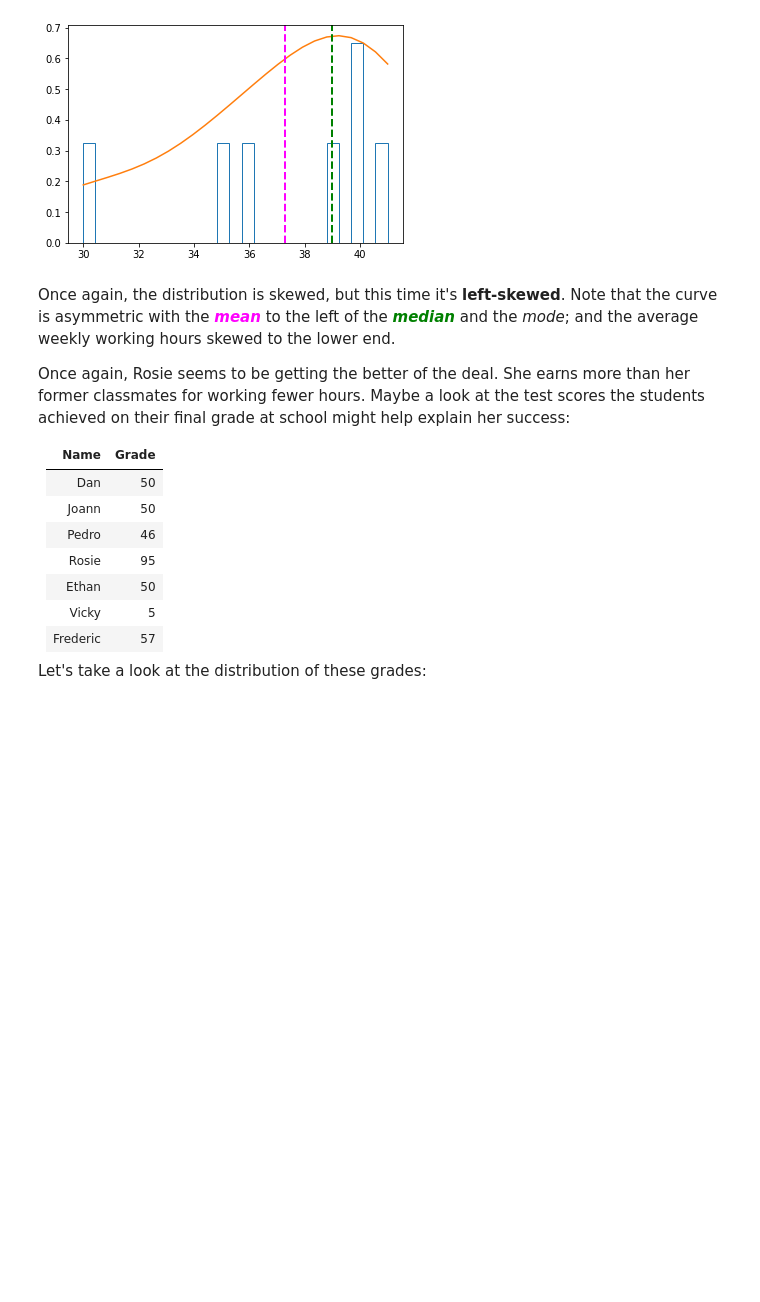
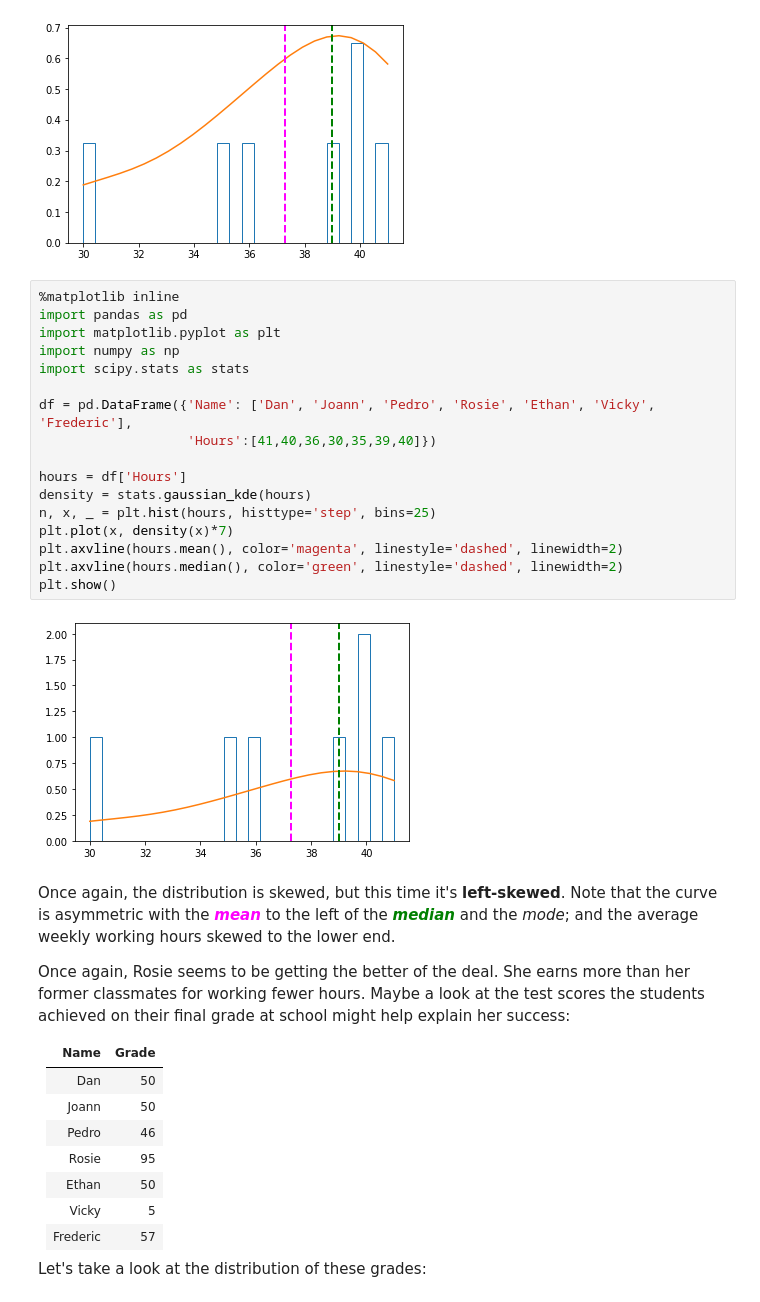
Before and after one commit to anshuldante/ai-ds-ml-practical, a Jupyter notebook: essential-math-for-machine-learning-python-edition/Exercise Files/Module04/04-02-Statistics Fundamentals.ipynb, the cells around one changed output. Drawn from its saved outputs; the diff is of its cells as text; blank space fills up the shorter version.

```diff
--- a/essential-math-for-machine-learning-python-edition/Exercise Files/Module04/04-02-Statistics Fundamentals.ipynb
+++ b/essential-math-for-machine-learning-python-edition/Exercise Files/Module04/04-02-Statistics Fundamentals.ipynb
@@ -272,6 +272,25 @@ plt.show()
 The 'normed' kwarg was deprecated in Matplotlib 2.1 and will be removed in 3.1. Use 'density' instead.
   if sys.path[0] == '':
 [figure]
+# %%
+%matplotlib inline
+import pandas as pd
+import matplotlib.pyplot as plt
+import numpy as np
+import scipy.stats as stats
+
+df = pd.DataFrame({'Name': ['Dan', 'Joann', 'Pedro', 'Rosie', 'Ethan', 'Vicky', 'Frederic'],
+                   'Hours':[41,40,36,30,35,39,40]})
+
+hours = df['Hours']
+density = stats.gaussian_kde(hours)
+n, x, _ = plt.hist(hours, histtype='step', bins=25)
+plt.plot(x, density(x)*7)
+plt.axvline(hours.mean(), color='magenta', linestyle='dashed', linewidth=2)
+plt.axvline(hours.median(), color='green', linestyle='dashed', linewidth=2)
+plt.show()
+# %% [output]
+[figure, added]
 # %% [markdown]
 Once again, the distribution is skewed, but this time it's **left-skewed**. Note that the curve is asymmetric with the <span style="color:magenta">***mean***</span> to the left of the <span style="color:green">***median***</span> and the *mode*; and the average weekly working hours skewed to the lower end.
 
```
Also changed, not shown: parts of 7 cells of this notebook, 13 other files.
